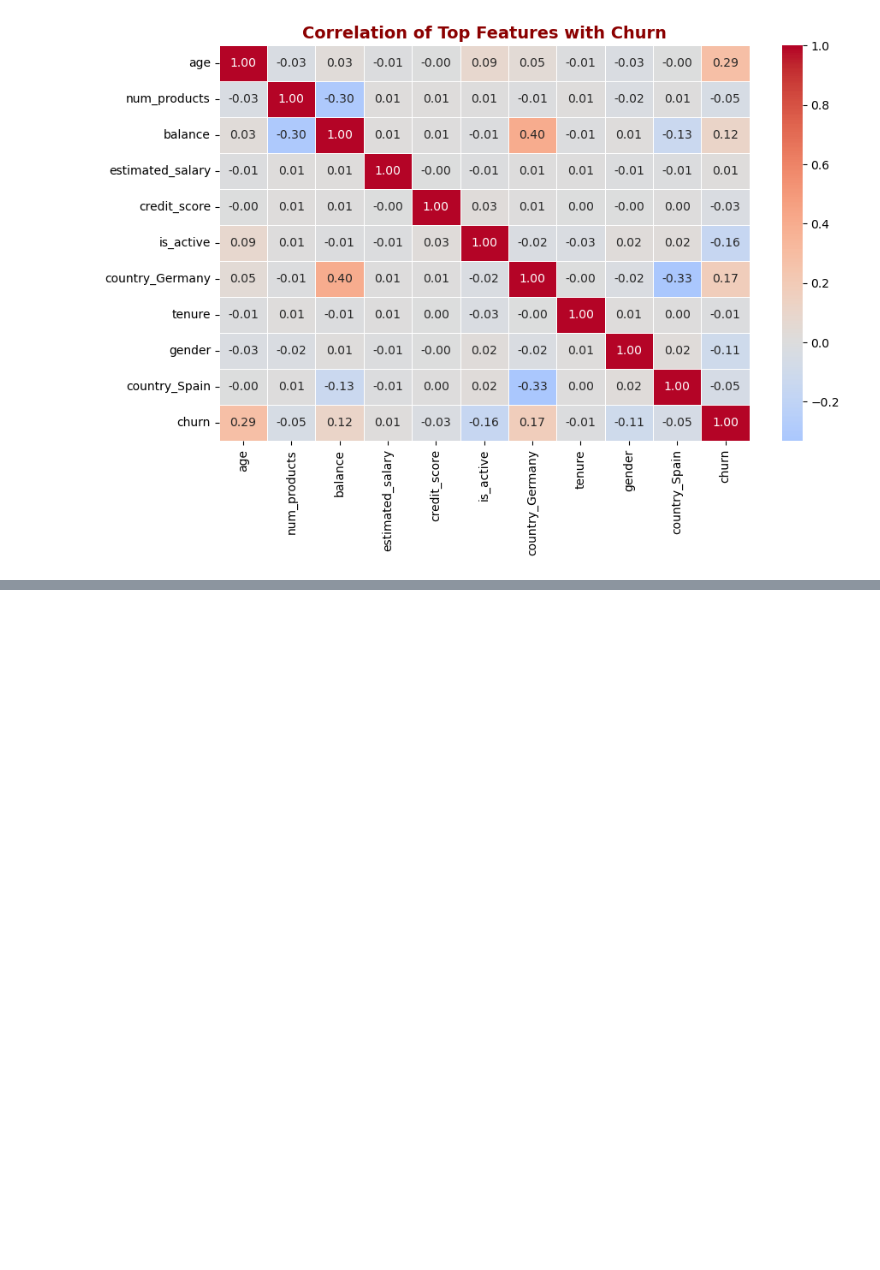
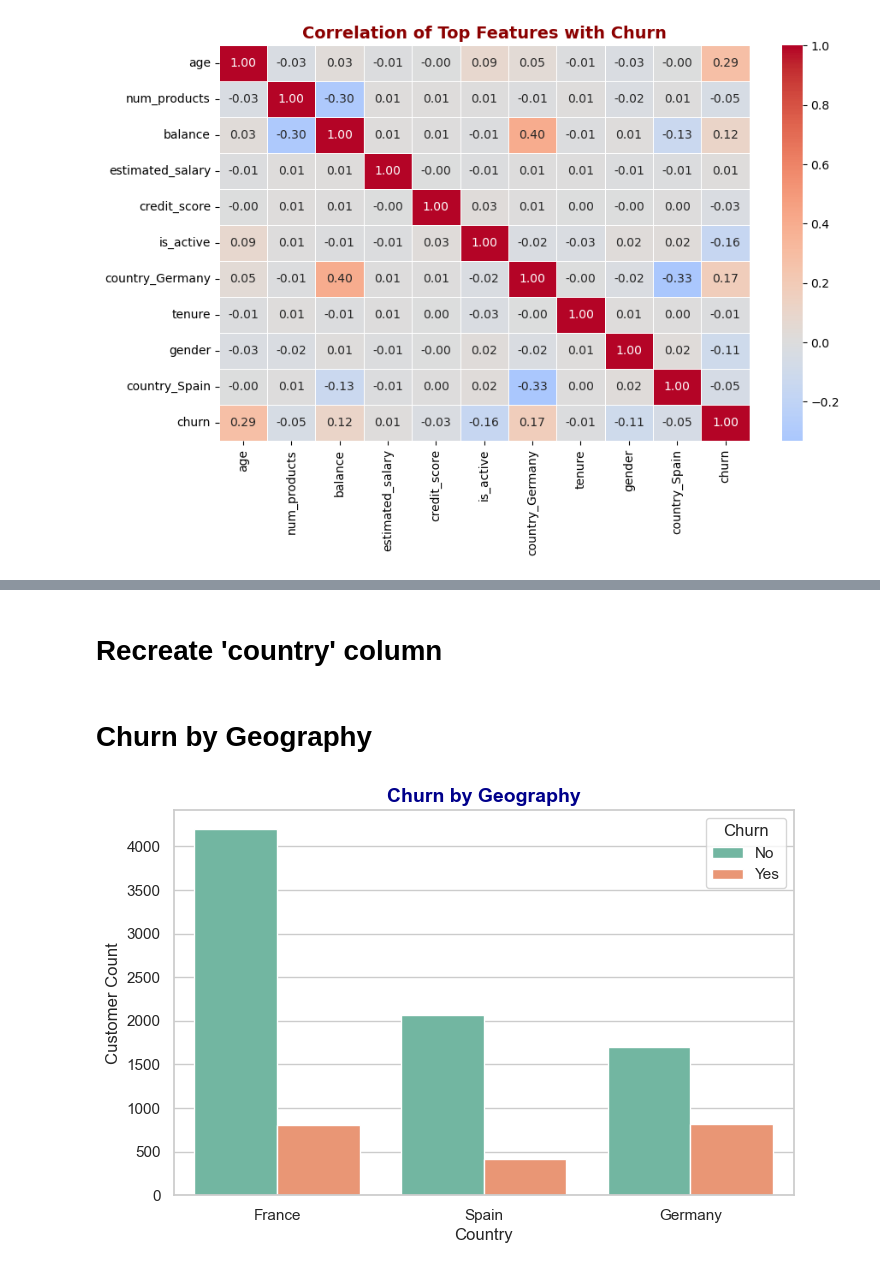
Before and after one commit to Levi-Mulama/Bank-Customer-Churn, a Jupyter notebook: Churn_Project.ipynb, the cells around one changed output, grey strips where cells are left out. Saved outputs shown, nothing was run; the diff lists cells and outputs as text; code cells hidden in the pictures; blank space fills up the shorter version.

Commit message:
Updated Jupyter Notebook with churn insights and visuals

```diff
--- a/Churn_Project.ipynb
+++ b/Churn_Project.ipynb
@@ -753,0 +765,27 @@ plt.show()
+# %% [markdown]
+# Recreate 'country' column
+# %%
+def get_country(row):
+    if row["country_Germany"] == 1:
+        return "Germany"
+    elif row["country_Spain"] == 1:
+        return "Spain"
+    else:
+        return "France"
+
+df["country"] = df.apply(get_country, axis=1)
+# %%
+# A clean style
+sns.set_theme(style="whitegrid", palette="Set2")
+# %% [markdown]
+# Churn by Geography
+# %%
+plt.figure(figsize=(8,5))
+geo_plot = sns.countplot(data=df, x="country", hue="churn", palette="Set2")
+plt.title("Churn by Geography", fontsize=14, fontweight="bold", color="darkblue")
+plt.xlabel("Country", fontsize=12)
+plt.ylabel("Customer Count", fontsize=12)
+plt.legend(title="Churn", labels=["No", "Yes"])
+plt.show()
+# %% [output]
+[figure, added]
```
Also changed, not shown: parts of 7 cells of this notebook.
